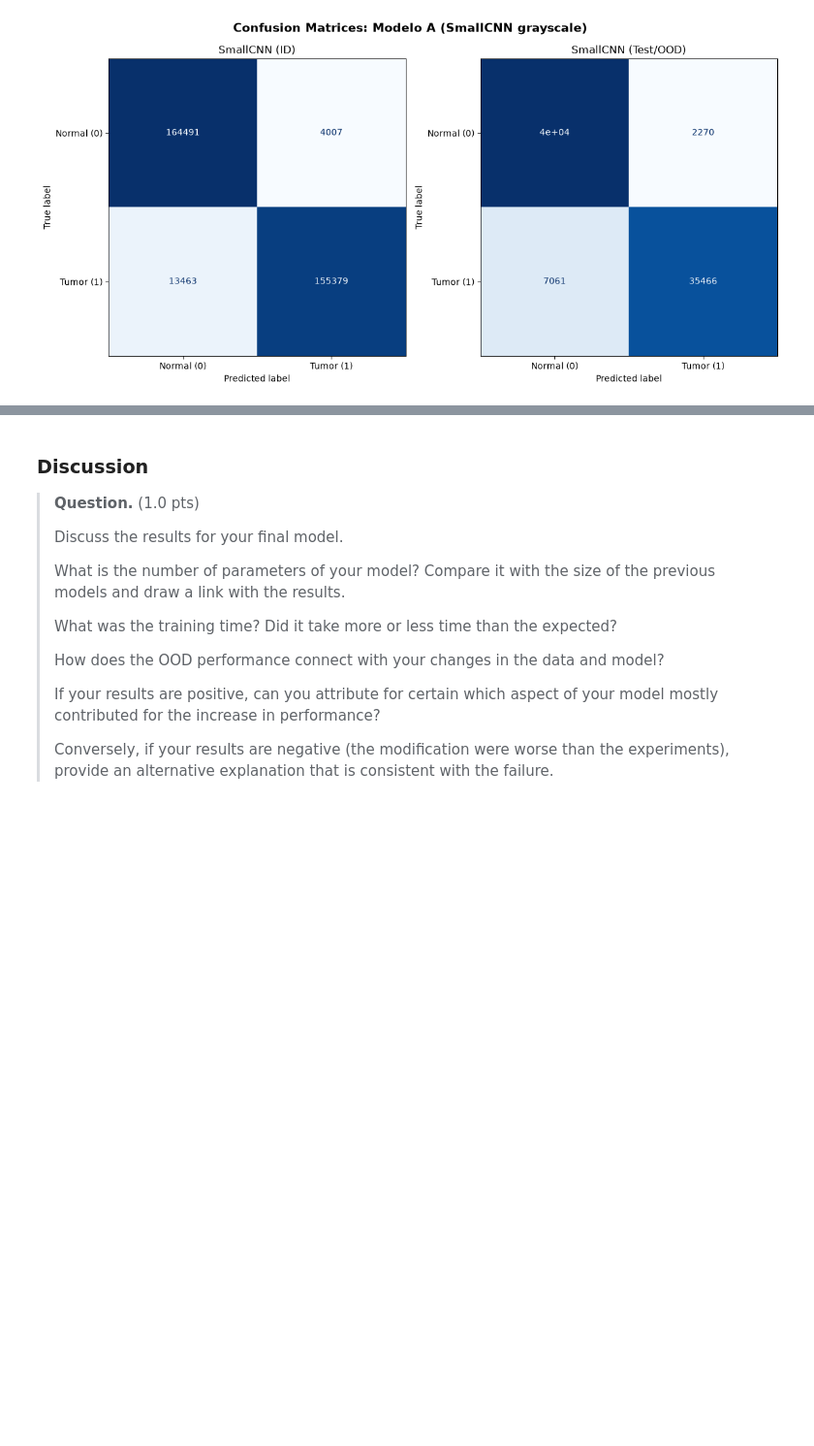
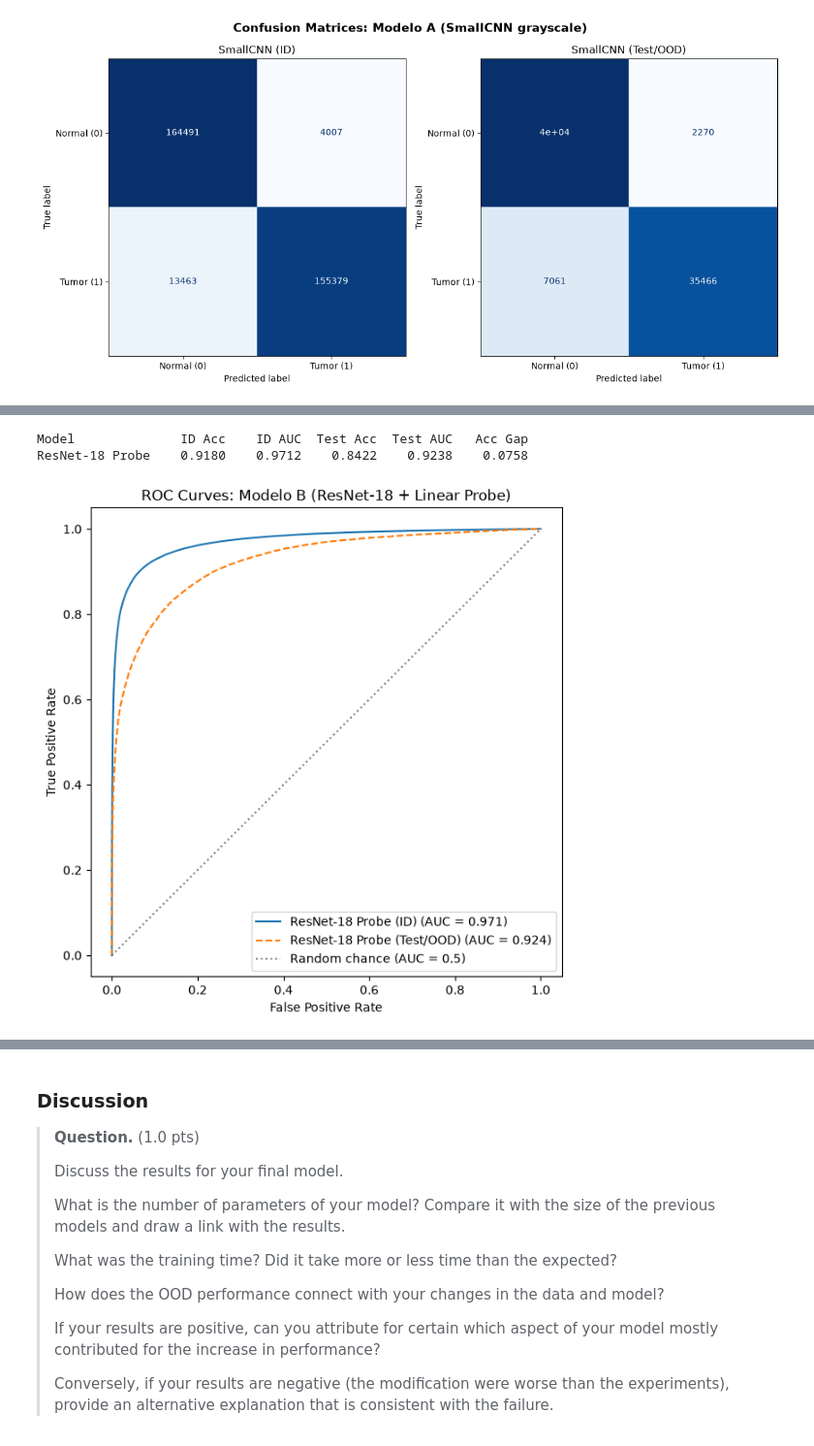
Before and after one commit to mariagabi-lustosa/Tarefa3_MC886, a Jupyter notebook: mc886_1s2026_assignment_3.ipynb, the cells around one changed output, grey strips where cells are left out. Shown at 97% size. Saved outputs shown, nothing was run; the diff lists cells and outputs as text; code cells hidden in the pictures; blank space fills up the shorter version.

Commit message:
training model B

```diff
--- a/mc886_1s2026_assignment_3.ipynb
+++ b/mc886_1s2026_assignment_3.ipynb
@@ -1377,8 +1387,32 @@ print(f"Tempo de treino do probe (Modelo B): {train_time_probe:.1f}s")
 # %%
-# Loss curve
-fig, ax = plt.subplots(figsize=(8, 5))
-ax.plot(history["loss"], alpha=0.8)
-ax.set_xlabel("Batch")
-ax.set_ylabel("Loss")
-ax.set_title("Training Loss Curve — Linear Probe (ResNet-18 features)")
+probe_train_loader_eval = DataLoader(resnet_final_train_dataset, batch_size=128, shuffle=False, num_workers=4)
+
+probe_id_metrics_b = evaluate_model(final_probe, probe_train_loader_eval)
+probe_test_metrics_b = evaluate_model(final_probe, probe_test_loader)
+
+print(f"{'Model':<15}{'ID Acc':>10}{'ID AUC':>10}{'Test Acc':>10}{'Test AUC':>10}{'Acc Gap':>10}")
+gap_b = probe_id_metrics_b["accuracy"] - probe_test_metrics_b["accuracy"]
+print(f"{'ResNet-18 Probe':<15}{probe_id_metrics_b['accuracy']:>10.4f}{probe_id_metrics_b['auc_roc']:>10.4f}{probe_test_metrics_b['accuracy']:>10.4f}{probe_test_metrics_b['auc_roc']:>10.4f}{gap_b:>10.4f}")
+
+fig_roc, ax_roc = plt.subplots(figsize=(7, 7))
+
+roc_inputs_b = [
+    ("ResNet-18 Probe (ID)", probe_id_metrics_b, "-"),
+    ("ResNet-18 Probe (Test/OOD)", probe_test_metrics_b, "--"),
+]
+
+for name, metrics, linestyle in roc_inputs_b:
+    fpr, tpr, _ = roc_curve(metrics["labels"], metrics["probs"])
+    ax_roc.plot(fpr, tpr, linestyle=linestyle, label=f"{name} (AUC = {metrics['auc_roc']:.3f})")
+
+ax_roc.plot([0, 1], [0, 1], linestyle=":", color="gray", label="Random chance (AUC = 0.5)")
+
+ax_roc.set_xlabel("False Positive Rate")
+ax_roc.set_ylabel("True Positive Rate")
+ax_roc.set_title("ROC Curves: Modelo B (ResNet-18 + Linear Probe)")
+ax_roc.legend()
 plt.show()
+# %% [output]
+Model              ID Acc    ID AUC  Test Acc  Test AUC   Acc Gap
+ResNet-18 Probe    0.9180    0.9712    0.8422    0.9238    0.0758
+[figure, added]
```
Also changed, not shown: parts of 4 cells of this notebook.
